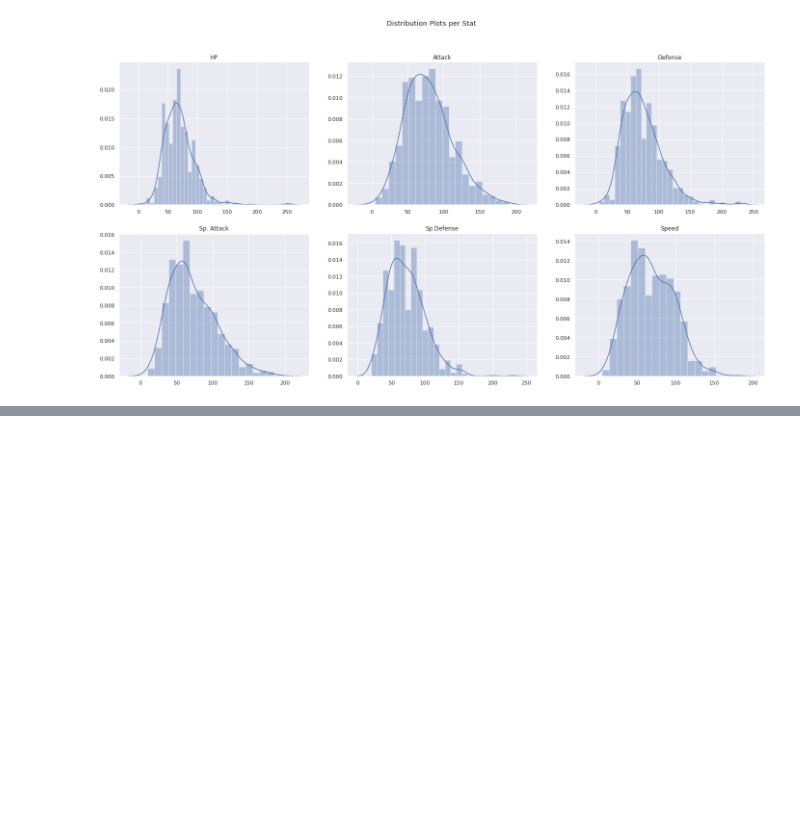
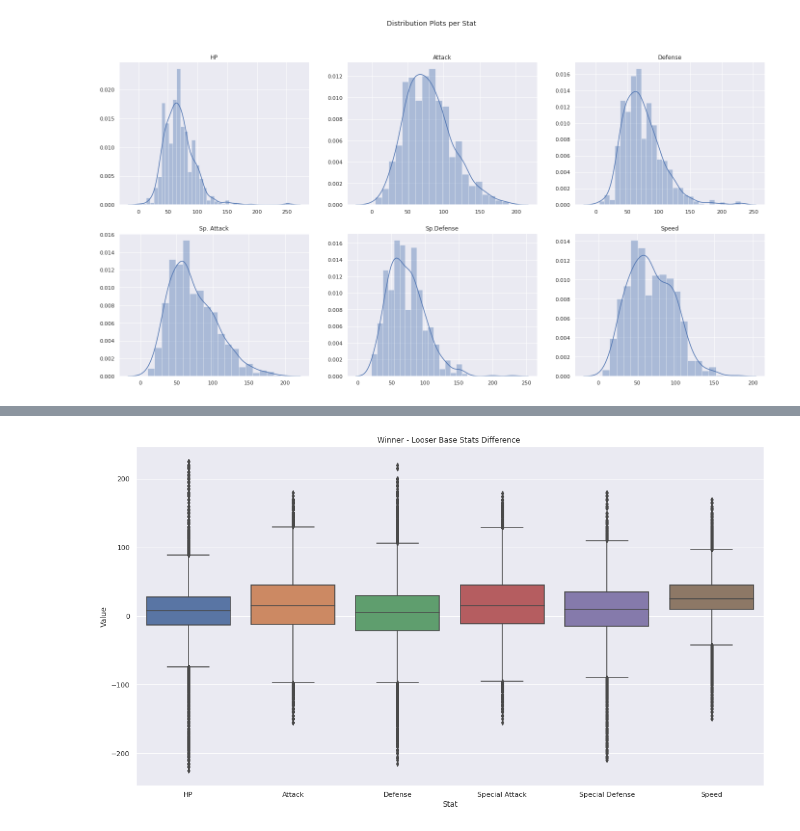
Before and after one commit to rpdieego/IndigoTortoise-pkmn-notebooks, a Jupyter notebook: IndigoTortoise_pkmn.ipynb, the cells around one changed output, grey strips where cells are left out. Drawn from its saved outputs; the diff is of its cells as text; code cells hidden in the pictures; blank space fills up the shorter version.

```diff
--- a/IndigoTortoise_pkmn.ipynb
+++ b/IndigoTortoise_pkmn.ipynb
@@ -1068,0 +1488,15 @@ Name: Normal, dtype: int64
+# %%
+#Stats Diff
+diff_winner = HP_diff_winner +Atk_diff_winner + Def_diff_winner + SpAtk_diff_winner + SpDef_diff_winner + Spd_diff_winner
+hp_lbls = ['HP']*len(HP_diff_winner)
+atk_lbls = ['Attack']*len(HP_diff_winner)
+def_lbls = ['Defense']*len(HP_diff_winner)
+spatk_lbls = ['Special Attack']*len(HP_diff_winner)
+spdef_lbls = ['Special Defense']*len(HP_diff_winner)
+spd_lbls = ['Speed']*len(HP_diff_winner)
+
+diff_labels = hp_lbls + atk_lbls + def_lbls + spatk_lbls + spdef_lbls + spd_lbls
+
+stats_dif_df = pd.DataFrame(
+    {'Stat': diff_labels,
+     'Value': diff_winner})
@@ -1068,0 +1522,7 @@ Name: Normal, dtype: int64
+# %%
+# Boxplot Stats Difference
+plt.figure(figsize =(18,10));
+plt.title('Winner - Looser Base Stats Difference ');
+sns.boxplot(y='Value', x='Stat', data=stats_dif_df);
+# %% [output]
+[figure, added]
```
Also changed, not shown: parts of 27 cells of this notebook.
